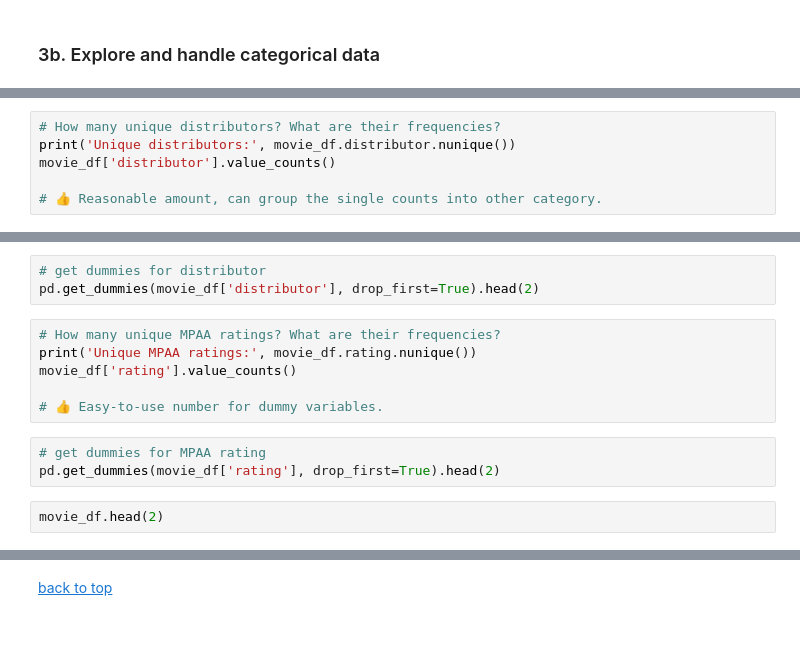
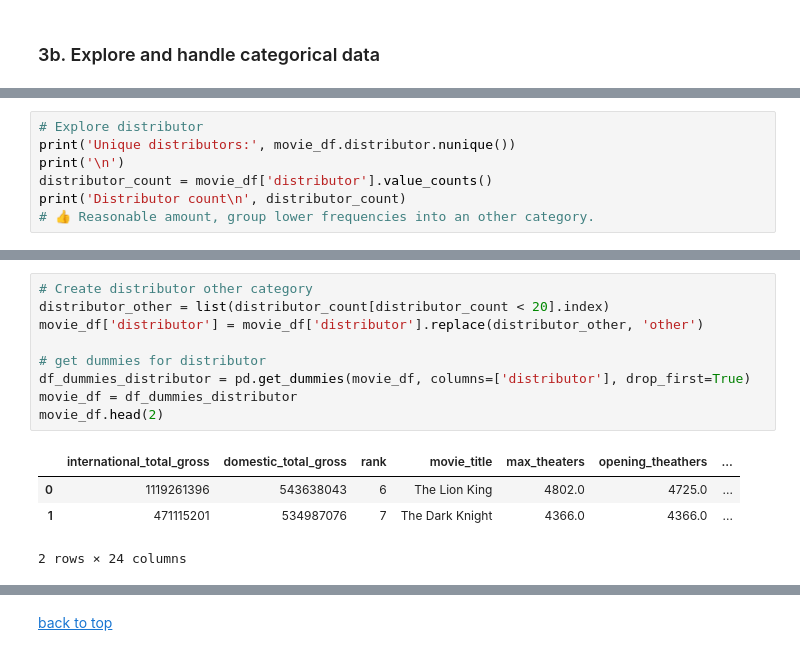
Before and after one commit to slp22/regression-project, a Jupyter notebook: adaptation_movies_regression.ipynb, the cells around one changed output, grey strips where cells are left out. Drawn from its saved outputs; the diff is of its cells as text.

```diff
--- a/adaptation_movies_regression.ipynb
+++ b/adaptation_movies_regression.ipynb
@@ -113,6 +163,7 @@ movie_df['genres'].value_counts()
 # %%
-# How many unique distributors? What are their frequencies?
+# Explore distributor
 print('Unique distributors:', movie_df.distributor.nunique())
-movie_df['distributor'].value_counts()
-
-# 👍 Reasonable amount, can group the single counts into other category.
+print('\n')
+distributor_count = movie_df['distributor'].value_counts()
+print('Distributor count\n', distributor_count)
+# 👍 Reasonable amount, group lower frequencies into an other category.
@@ -119,14 +187,14 @@ movie_df['distributor'].value_counts()
 # %%
+# Create distributor other category
+distributor_other = list(distributor_count[distributor_count < 20].index)
+movie_df['distributor'] = movie_df['distributor'].replace(distributor_other, 'other')
+
 # get dummies for distributor
-pd.get_dummies(movie_df['distributor'], drop_first=True).head(2)
+df_dummies_distributor = pd.get_dummies(movie_df, columns=['distributor'], drop_first=True)
+movie_df = df_dummies_distributor
+movie_df.head(2)
+# %% [output]
+|  | international_total_gross | domestic_total_gross | rank | movie_title | max_theaters | opening_theathers | ... |
+| 0 | 1119261396 | 543638043 | 6 | The Lion King | 4802.0 | 4725.0 | ... |
+| 1 | 471115201 | 534987076 | 7 | The Dark Knight | 4366.0 | 4366.0 | ... |
+2 rows × 24 columns
-# %%
-# How many unique MPAA ratings? What are their frequencies?
-print('Unique MPAA ratings:', movie_df.rating.nunique())
-movie_df['rating'].value_counts()
-
-# 👍 Easy-to-use number for dummy variables.
-# %%
-# get dummies for MPAA rating
-pd.get_dummies(movie_df['rating'], drop_first=True).head(2)
-# %%
-movie_df.head(2)
```
Also changed, not shown: parts of 13 cells of this notebook.
